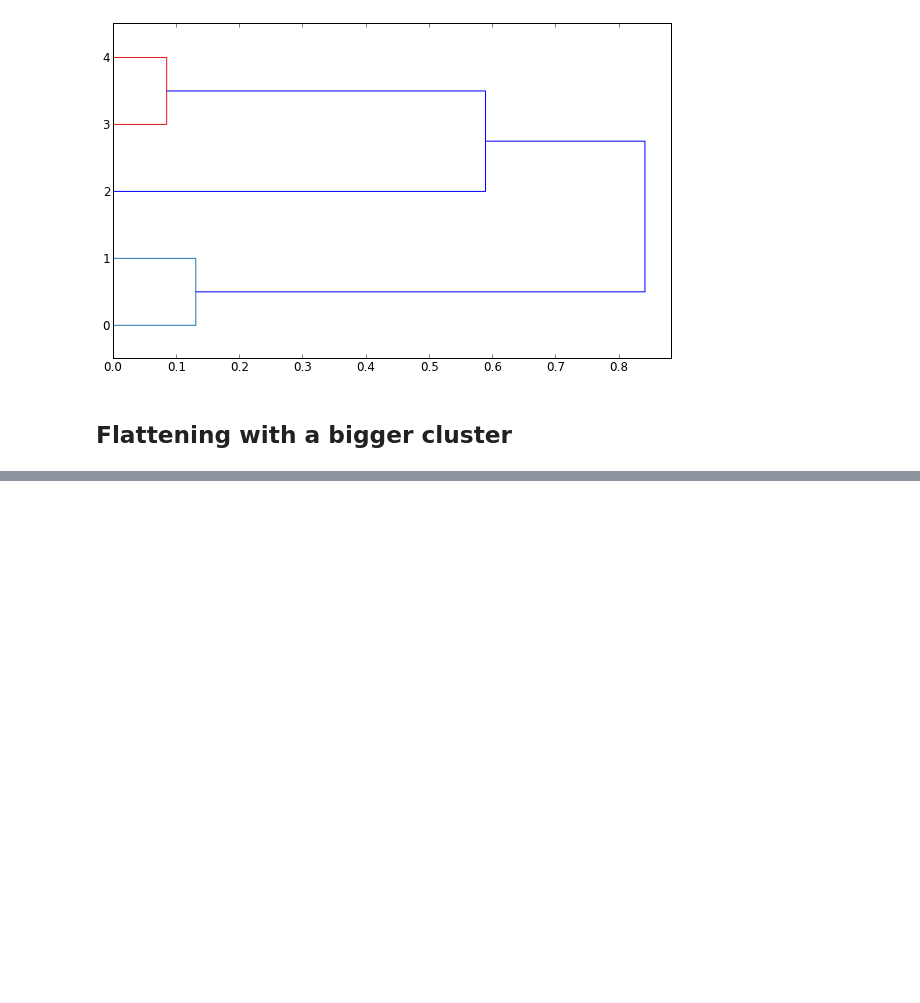
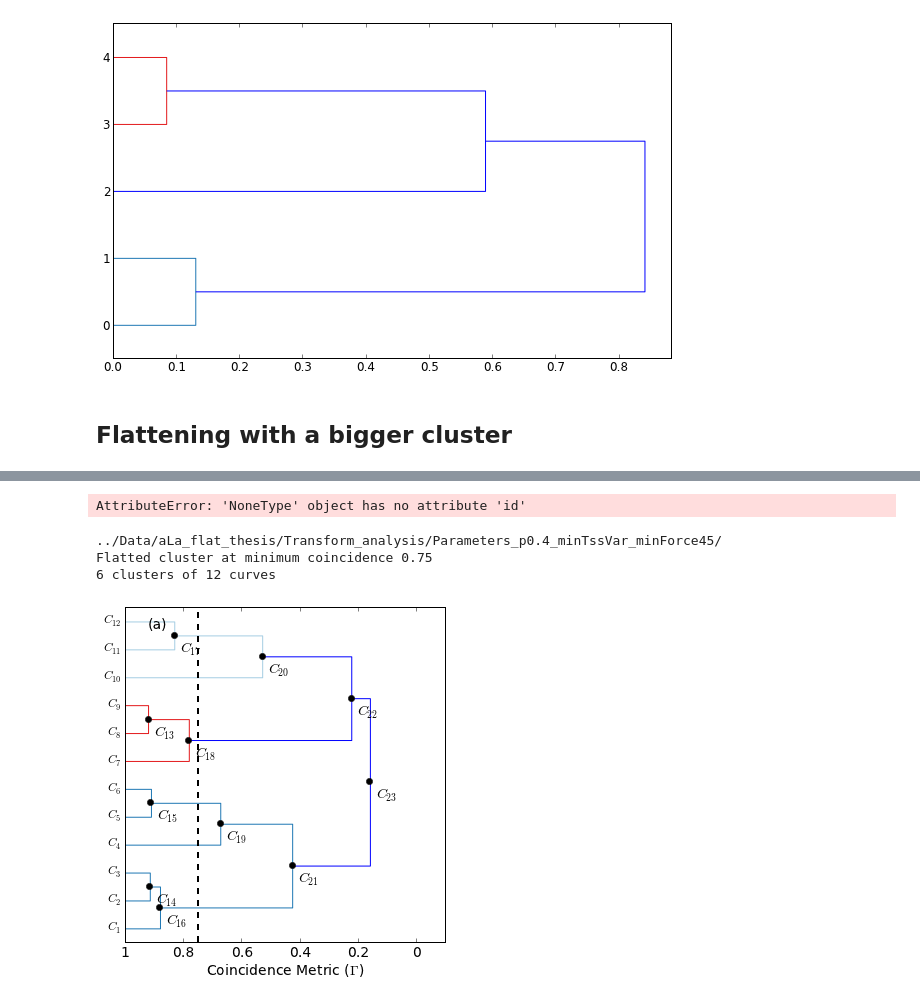
Before and after one commit to hilaryjoyce/smfs-data-analysis, a Jupyter notebook: Thesis figures.ipynb, the cells around one changed output, grey strips where cells are left out. Cells and saved outputs as stored; diff of their text form; code cells hidden in the pictures; blank space fills up the shorter version.

```diff
--- a/Thesis figures.ipynb
+++ b/Thesis figures.ipynb
@@ -1952,0 +1927,68 @@ tight_layout()
+# %%
+figsize(12,6)
+ax = subplot2grid((3,4), (0,0), rowspan=3, colspan=2)
+set_link_color_palette(cpool)
+dendro = dendrogram(coam.Z, no_labels=False, orientation="left", count_sort=True);
+nx = asarray([round(d[1],5) for d in dendro['dcoord']])
+ny = asarray([(i[1]+i[2])/2 for i in dendro['icoord']])
+args = argsort(nx)
+nx = nx[args]
+ny = ny[args]
+ylabel('')
+yloc = yticks()[0]
+ynew = ['$C_{%d}$' % (i+1) for i in range(0,N)]
+yticks(yloc, ynew, size=12)
+xticks([1, 0.8, 0.6, 0.4, 0.2, 0], [0, 0.2, 0.4, 0.6, 0.8, 1])
+xlim(0,1.1)
+xticks(fontsize=14)
+xlabel('Coincidence Metric ($\Gamma$)', size=14)
+text(0.1, 0.95,'(a)',
+     horizontalalignment='center',
+     verticalalignment='center',
+     transform = ax.transAxes, size = 14)
+i = N
+for [x, y] in zip(nx, ny):
+    plot(x, y, 'ko')
+    text(x+0.02, y-6, '$C_{%d}$' % (i+1), fontsize=14)
+    i = i+1
+cutx = [0.25, 0.25]
+ylims = ylim()
+plot(cutx, ylims, 'k--', lw=2)
+
+# Get flat clusters at d = 0.25
+
+F = c.FlatClusters(coam, 0.75)
+print F
+M = F.number
+cluster_list = [c.Cluster(F, i) for i in range(0,M)]
+cluster_ids = [c.SubCluster(F, cluster = clus).id for clus in cluster_list]
+
+i = 0
+for cluster in cluster_list[0:3]:
+    lcd_s = cluster.get_shifted_Lc_density_arrays()
+    ax = subplot2grid((3,4), (i,2))
+    for lcd in lcd_s:
+        plot(lcd[0], lcd[1], 'k-', lw=1.5, alpha=0.8)
+    xlim(0,100)
+    ylim(0,0.2)
+    yticks([])
+    xticks([])
+    i = i+1
+i = 0
+for cluster in cluster_list[3::]:
+    lcd_s = cluster.get_shifted_Lc_density_arrays()
+    ax = subplot2grid((3,4), (i,3))
+    for lcd in lcd_s:
+        plot(lcd[0], lcd[1], 'k-', lw=1.5, alpha=0.8)
+    xlim(0,100)
+    ylim(0,0.2)
+    yticks([])
+    xticks([])
+    i = i+1
+tight_layout()
+# %% [output]
+AttributeError: 'NoneType' object has no attribute 'id'
+../Data/aLa_flat_thesis/Transform_analysis/Parameters_p0.4_minTssVar_minForce45/
+Flatted cluster at minimum coincidence 0.75
+6 clusters of 12 curves
+[figure, added]
```
Also changed, not shown: parts of 11 cells of this notebook, 1 other file.
